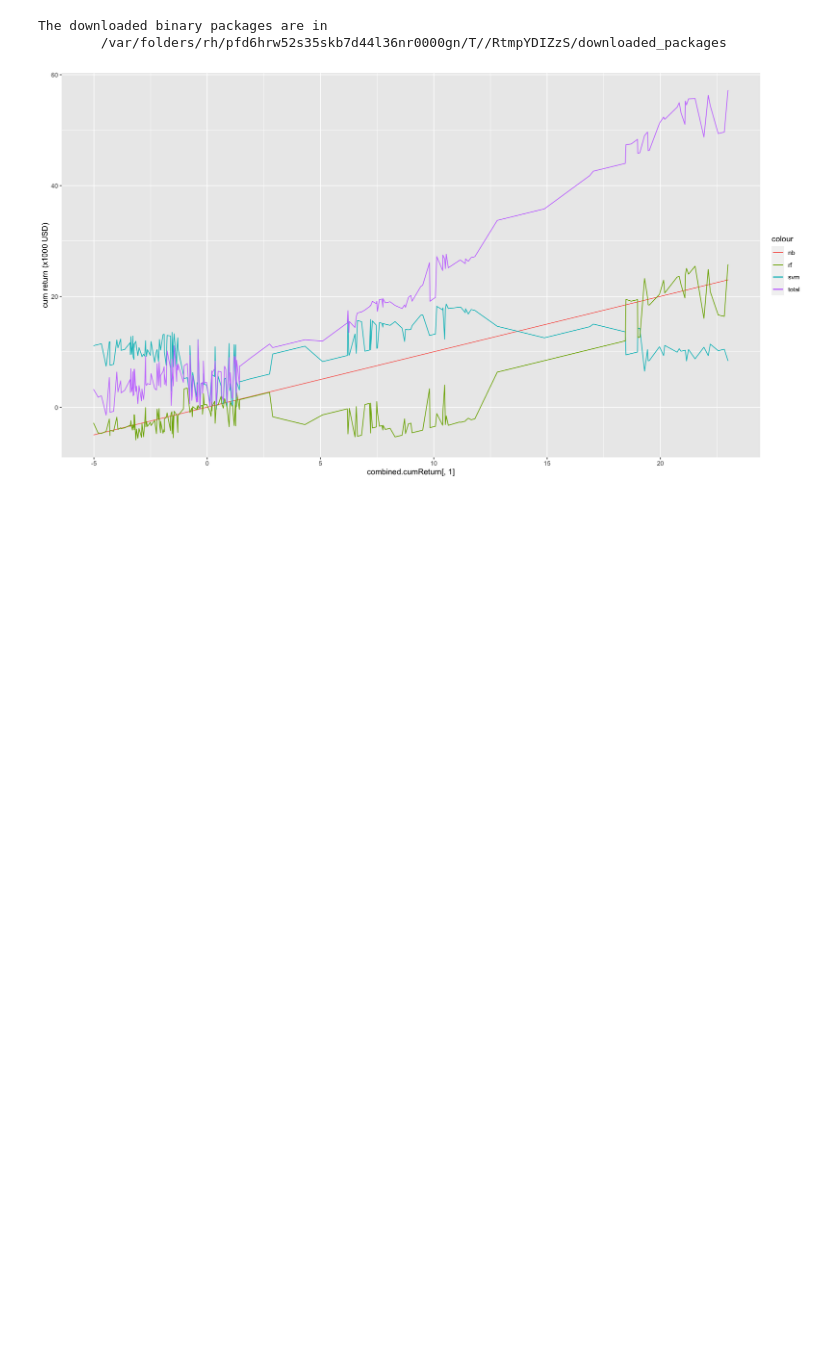
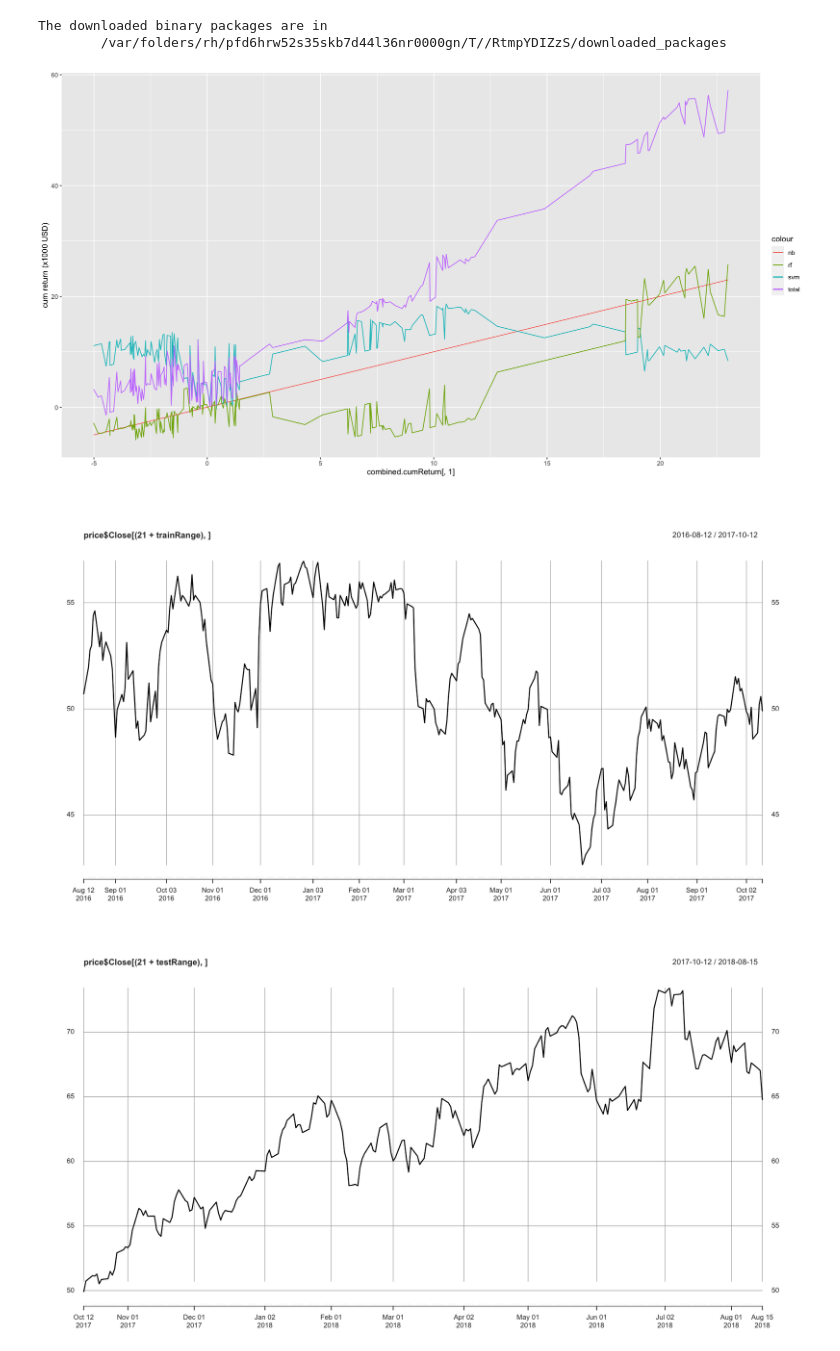
Before and after one commit to oozdal/How-to-learn-R, a Jupyter notebook: MachineLearning/Predict_CandleType.ipynb, the cells around one changed output. Drawn from its saved outputs; the diff is of its cells as text; code cells hidden in the pictures; blank space fills up the shorter version.

```diff
--- a/MachineLearning/Predict_CandleType.ipynb
+++ b/MachineLearning/Predict_CandleType.ipynb
@@ -729,3 +729,10 @@ print(ggplot(combined.cumReturn)
      )
 # %% [output]
 [figure]
+# %%
+# Plot the training and testing set (close price)
+plot(price$Close[(21 +  trainRange), ])
+plot(price$Close[(21 +  testRange), ])
+# %% [output]
+[figure, added]
+[figure, added]
```
Also changed, not shown: parts of 2 cells of this notebook.
